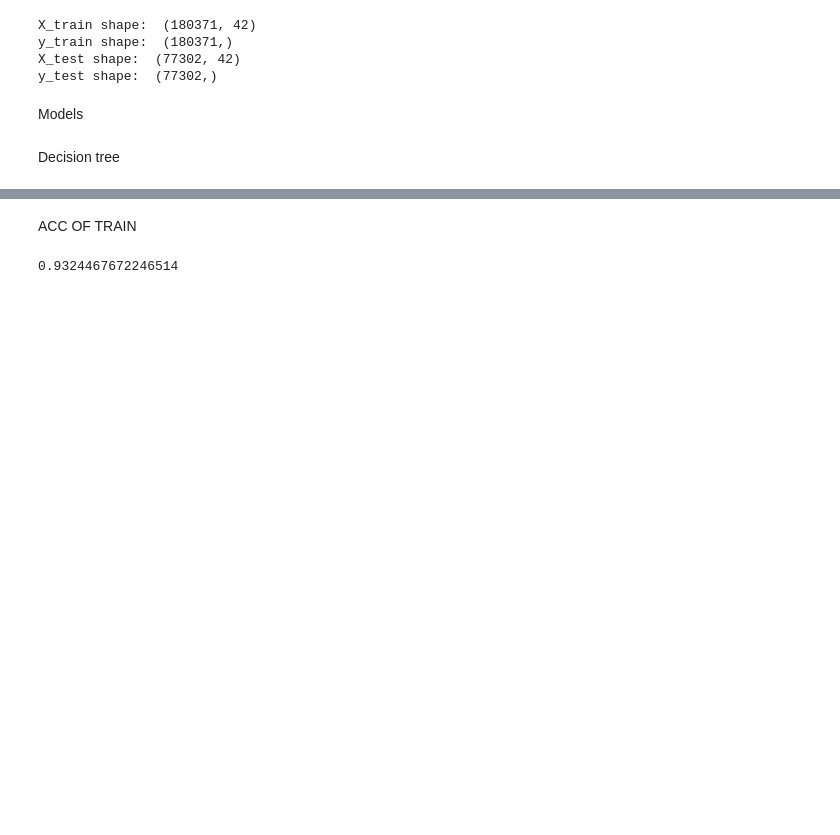
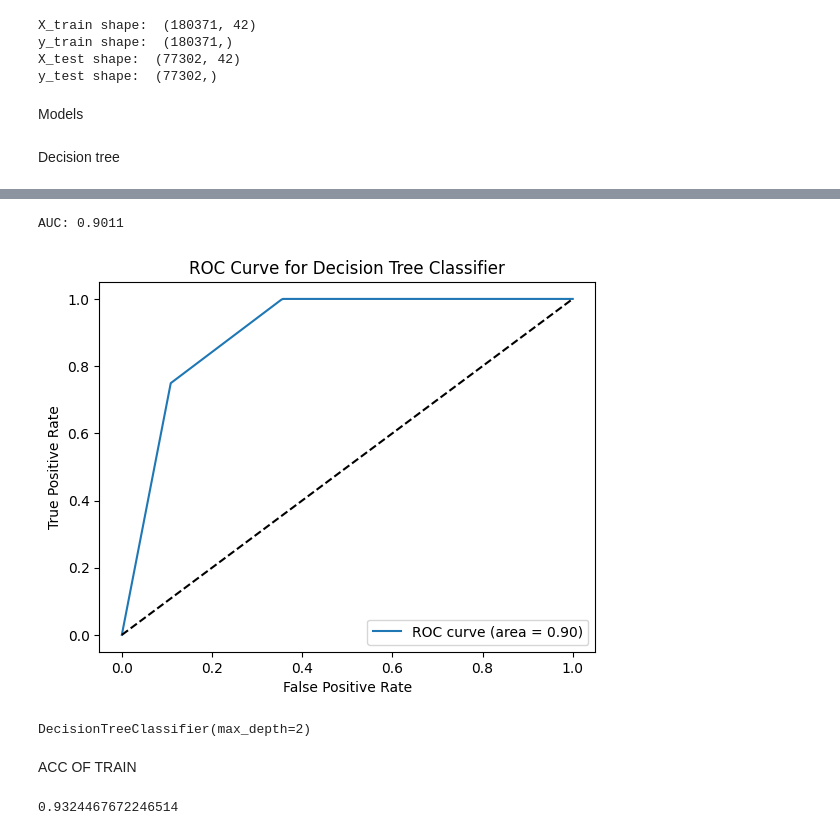
Before and after one commit to Abugahh/Detecting-Networks-Anomaly-using-ML, a Jupyter notebook: Project.ipynb, the cells around one changed output, grey strips where cells are left out. Cells and saved outputs as stored; diff of their text form; code cells hidden in the pictures; blank space fills up the shorter version.

```diff
--- a/Project.ipynb
+++ b/Project.ipynb
@@ -242,0 +292,18 @@ Decision tree
+# %%
+from sklearn.tree import DecisionTreeClassifier
+from sklearn.model_selection import GridSearchCV
+
+param_grid = {
+    'criterion': ['gini', 'entropy'],
+    'max_depth': [2, 4],
+    'min_samples_split': [2, 4],
+    'min_samples_leaf': [1, 2]
+}
+
+dt = DecisionTreeClassifier()
+
+grid_search = GridSearchCV(dt, param_grid, cv=5, scoring='recall')
+grid_search.fit(X_train, y_train)
+
+print("Best parameters:", grid_search.best_params_)
+print("Best recall score:", grid_search.best_score_)
@@ -270,3 +369,34 @@ Accuracy:  0.9324467672246514
+# %%
+# import libraries
+from sklearn.metrics import roc_curve, roc_auc_score
+import matplotlib.pyplot as plt
+
+# use the best estimator to predict probabilities on the test set
+y_prob = grid_search.best_estimator_.predict_proba(X_test)[:, 1]
+
+# calculate the false positive rate and true positive rate for different thresholds
+fpr, tpr, thresholds = roc_curve(y_test, y_prob)
+
+# calculate the area under the curve
+auc = roc_auc_score(y_test, y_prob)
+print(f'AUC: {auc:.4f}')
+
+# plot the ROC curve
+plt.plot(fpr, tpr, label='ROC curve (area = %0.2f)' % auc)
+plt.plot([0, 1], [0, 1], 'k--')
+plt.xlabel('False Positive Rate')
+plt.ylabel('True Positive Rate')
+plt.title('ROC Curve for Decision Tree Classifier')
+plt.legend(loc='lower right')
+plt.show()
+
+
+# print the best estimator
+print(grid_search.best_estimator_)
+# %% [output]
+AUC: 0.9011
+[figure, added]
+DecisionTreeClassifier(max_depth=2)
 # %% [markdown]
 ACC OF TRAIN
 # %%
```
Also changed, not shown: parts of 21 cells of this notebook, 2 other files.
